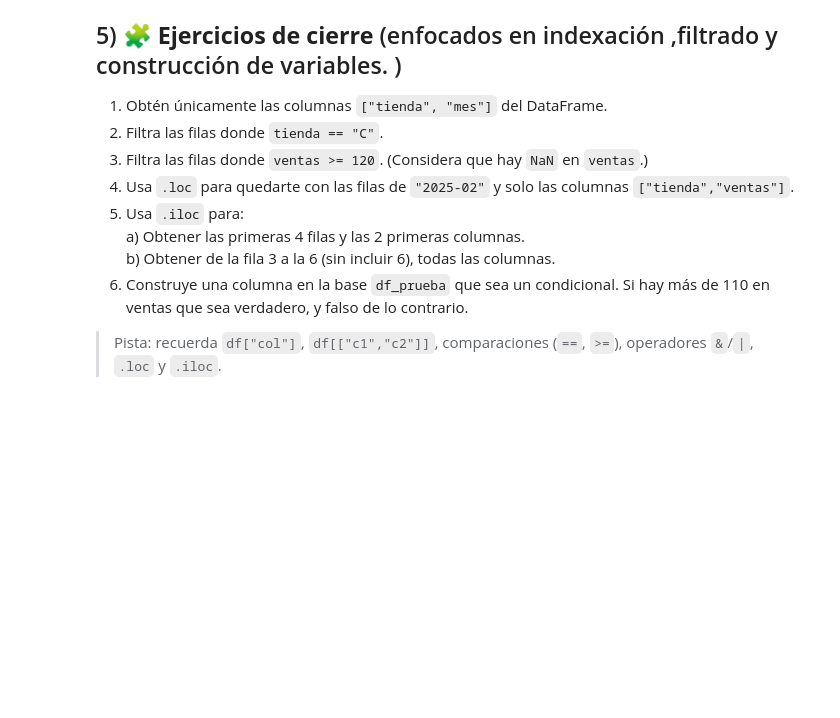
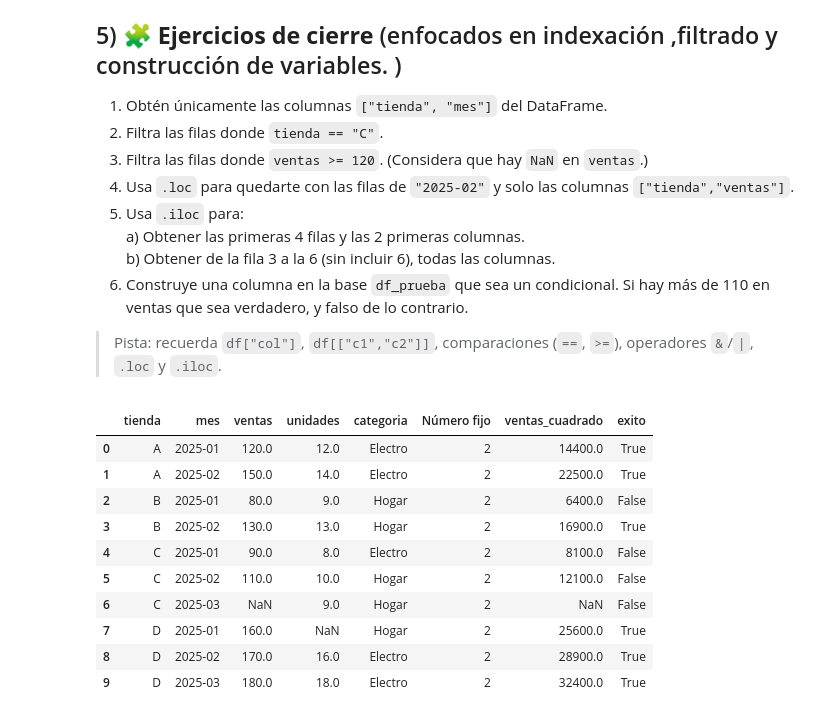
Before and after one commit to JuanRuedaArango/Sandbox_HE2_JuanRueda, a Jupyter notebook: Semana 01/Scripts/HE2_Semana1.ipynb, the cells around one changed output. Cells and saved outputs as stored; diff of their text form; code cells hidden in the pictures; blank space fills up the shorter version.

```diff
--- a/Semana 01/Scripts/HE2_Semana1.ipynb
+++ b/Semana 01/Scripts/HE2_Semana1.ipynb
@@ -264,15 +449,36 @@ casos_especificos
 # %%
 
 # Escribe tus soluciones aquí
 
 # 1)
+subset = df[["tienda", "mes"]]
 
 # 2)
+solo_C = df[df["tienda"] == "C"]
 
 # 3)
+mayorIgual120 = df[df["ventas"] >= 120]
 
 # 4)
+feb2025_cols = df.loc[df["mes"] == "2025-02", ["tienda", "ventas"]]
 
 # 5a)
+cuatroDos = df.iloc[:4, :2]
 
 # 5b)
+tresASeis = df.iloc[3:7, :]
+
+# 6)
+df_prueba["exito"] = df_prueba["ventas"] > 110
+# %% [output]
+|  | tienda | mes | ventas | unidades | categoria | Número fijo | ventas_cuadrado | exito |
+| 0 | A | 2025-01 | 120.0 | 12.0 | Electro | 2 | 14400.0 | True |
+| 1 | A | 2025-02 | 150.0 | 14.0 | Electro | 2 | 22500.0 | True |
+| 2 | B | 2025-01 | 80.0 | 9.0 | Hogar | 2 | 6400.0 | False |
+| 3 | B | 2025-02 | 130.0 | 13.0 | Hogar | 2 | 16900.0 | True |
+| 4 | C | 2025-01 | 90.0 | 8.0 | Electro | 2 | 8100.0 | False |
+| 5 | C | 2025-02 | 110.0 | 10.0 | Hogar | 2 | 12100.0 | False |
+| 6 | C | 2025-03 | NaN | 9.0 | Hogar | 2 | NaN | False |
+| 7 | D | 2025-01 | 160.0 | NaN | Hogar | 2 | 25600.0 | True |
+| 8 | D | 2025-02 | 170.0 | 16.0 | Electro | 2 | 28900.0 | True |
+| 9 | D | 2025-03 | 180.0 | 18.0 | Electro | 2 | 32400.0 | True |
```
Also changed, not shown: parts of 39 cells of this notebook.
